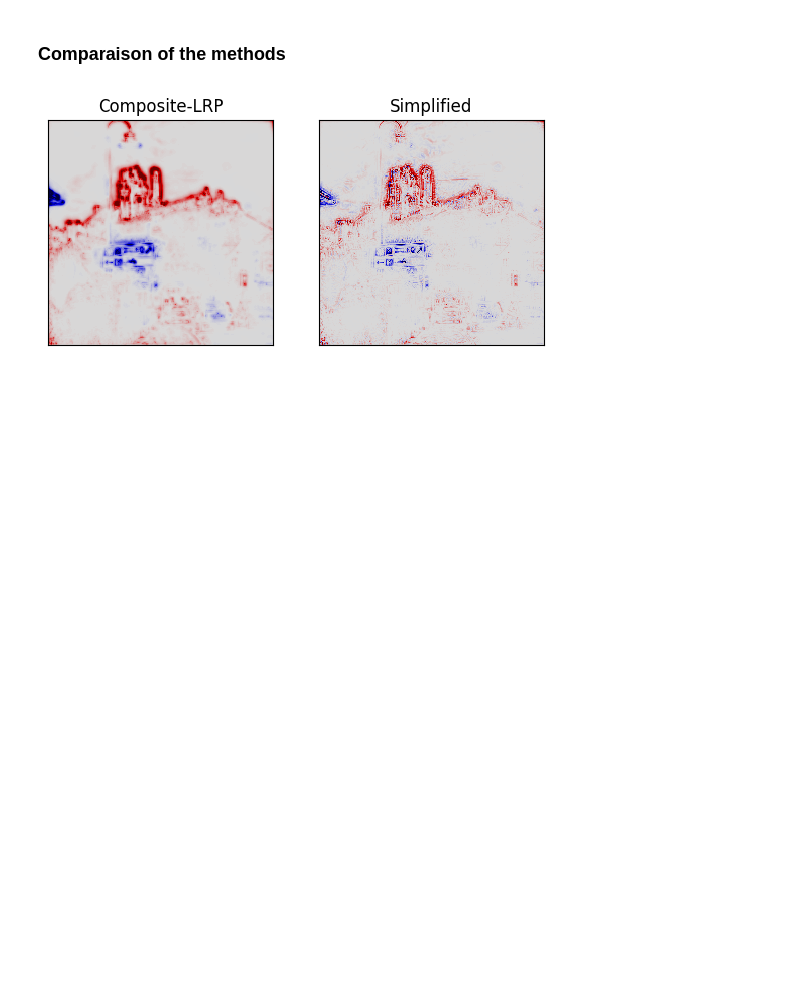
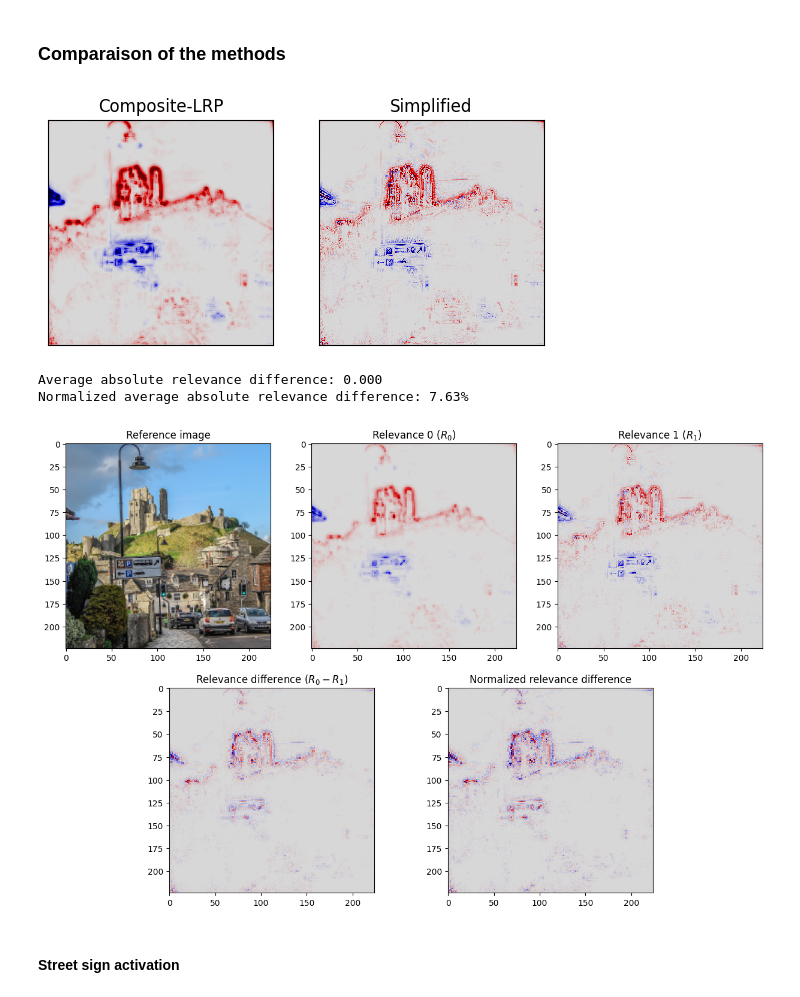
Before and after one commit to Red-Rapious/Semiring-LRP, a Jupyter notebook: code/vgg-abstract-semiring.ipynb, the cells around one changed output. Cells and saved outputs as stored; diff of their text form; code cells hidden in the pictures; blank space fills up the shorter version.

Commit message:
Display LRP for Street Sign class

```diff
--- a/code/vgg-abstract-semiring.ipynb
+++ b/code/vgg-abstract-semiring.ipynb
@@ -172,3 +174,11 @@ axs[1].set_title("Simplified")
 plt.show()
 # %% [output]
 [figure]
+# %%
+relevancecmp.compare_relevance(img, np.array(R[0][0]).sum(axis=0), np.array(R_simp[0][0]).sum(axis=0), individual_vmax=False)
+# %% [output]
+Average absolute relevance difference: 0.000
+Normalized average absolute relevance difference: 7.63%
+[figure, added]
+# %% [markdown]
+#### Street sign activation
```
Also changed, not shown: parts of 5 cells of this notebook.
